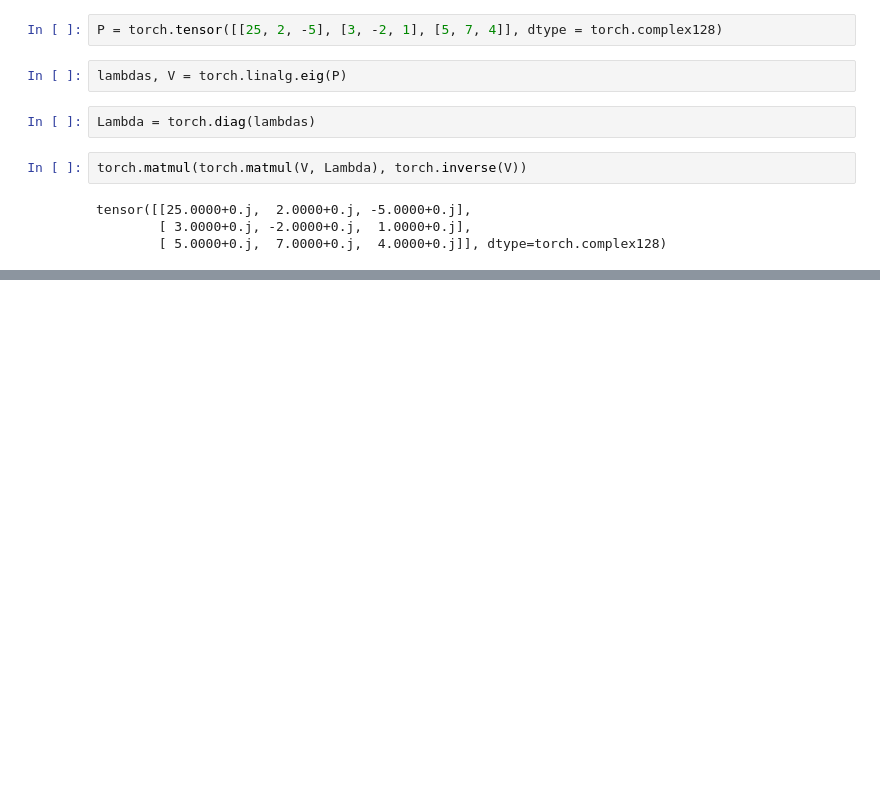
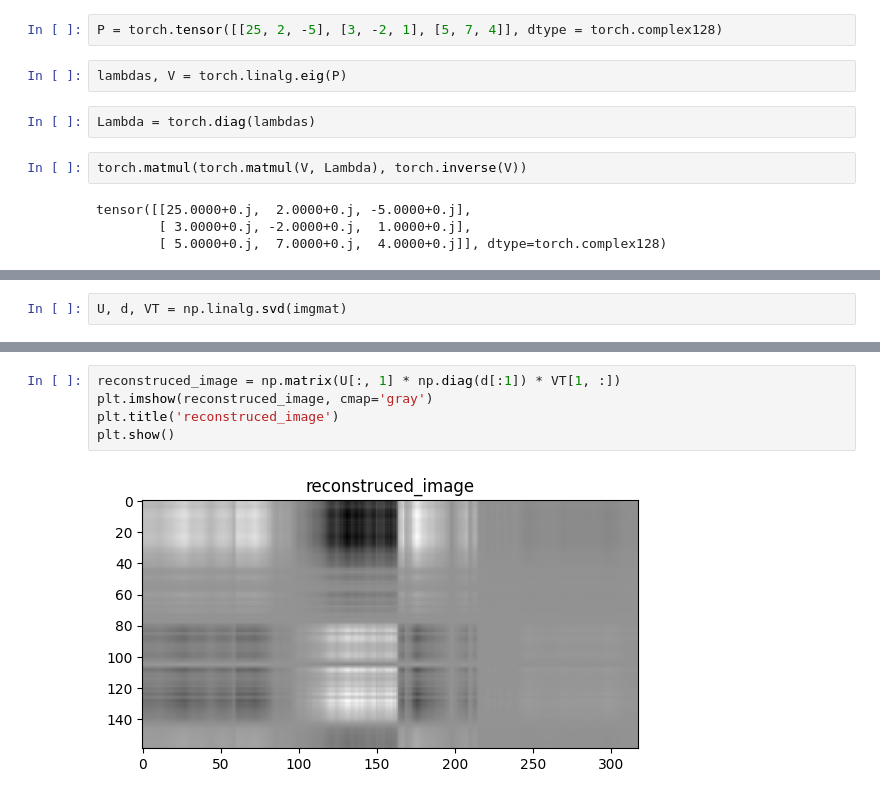
Before and after one commit to SriHarshith1/Maths-For-ML, a Jupyter notebook: Linear Algebra.ipynb, the cells around one changed output, grey strips where cells are left out. Cells and saved outputs as stored; diff of their text form; blank space fills up the shorter version.

```diff
--- a/Linear Algebra.ipynb
+++ b/Linear Algebra.ipynb
@@ -1527,0 +1650,2 @@ tensor([[25.0000+0.j,  2.0000+0.j, -5.0000+0.j],
+# %%
+U, d, VT = np.linalg.svd(imgmat)
@@ -1527,0 +1664,7 @@ tensor([[25.0000+0.j,  2.0000+0.j, -5.0000+0.j],
+# %%
+reconstruced_image = np.matrix(U[:, 1] * np.diag(d[:1]) * VT[1, :])
+plt.imshow(reconstruced_image, cmap='gray')
+plt.title('reconstruced_image')
+plt.show()
+# %% [output]
+[figure, added]
```
Also changed, not shown: parts of 43 cells of this notebook, 1 other file.
